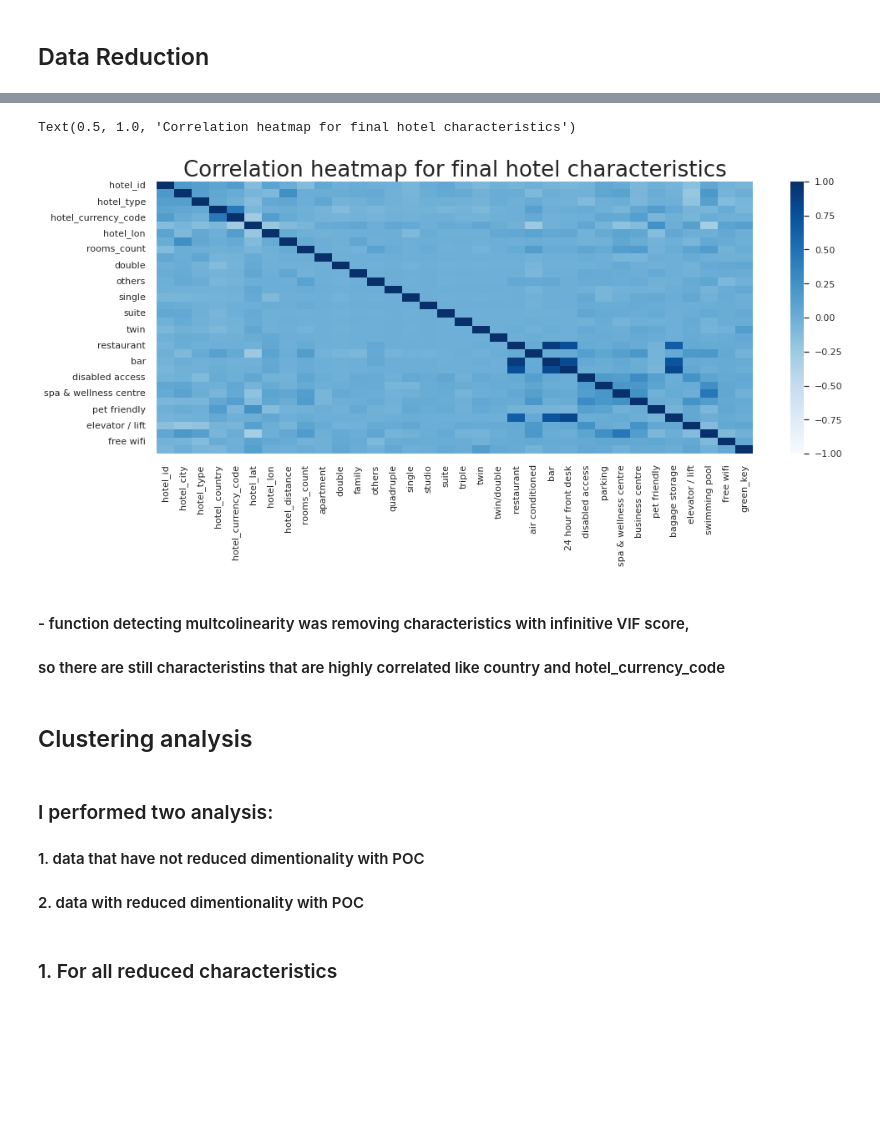
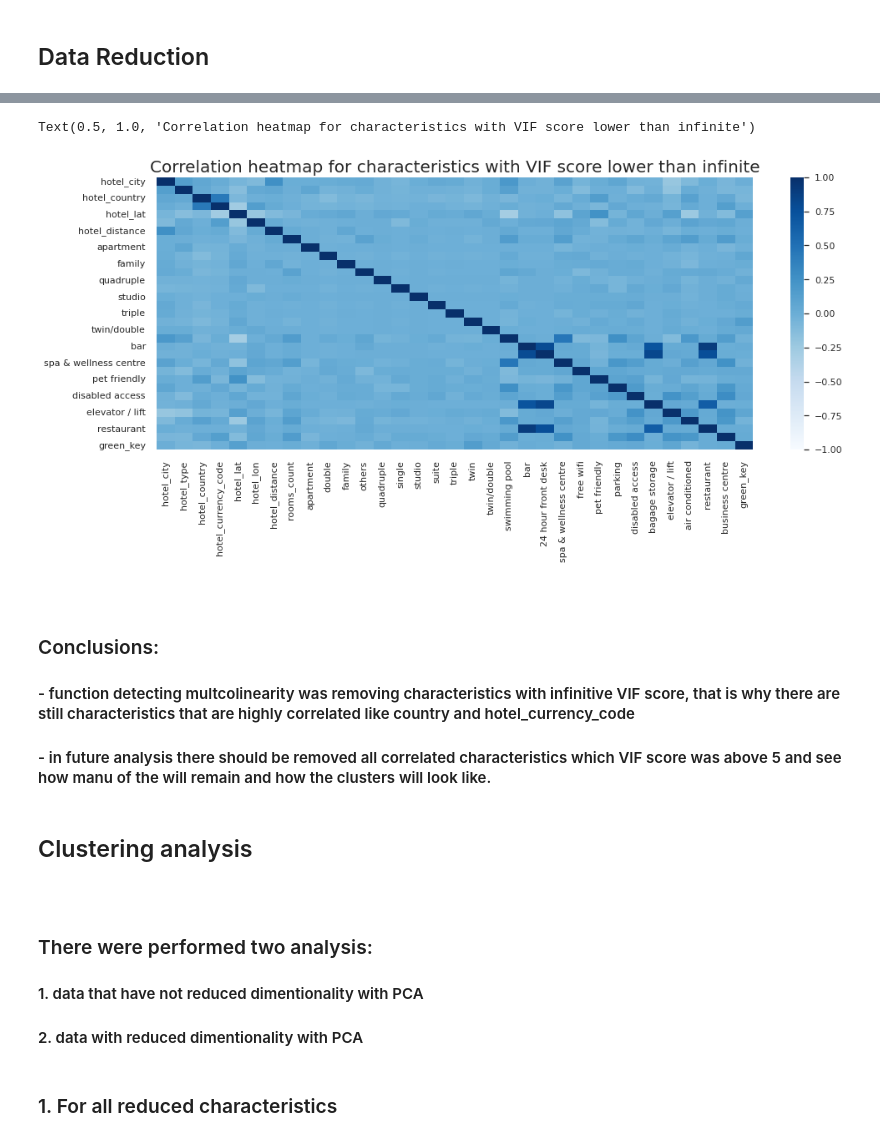
Before and after one commit to Bidroombv/eda, a Jupyter notebook: ugo_collector/ClusterAnalysis/KMeansClusteringAnalysisForBidroomData.ipynb, the cells around one changed output, grey strips where cells are left out. Drawn from its saved outputs; the diff is of its cells as text; code cells hidden in the pictures; blank space fills up the shorter version.

```diff
--- a/ugo_collector/ClusterAnalysis/KMeansClusteringAnalysisForBidroomData.ipynb
+++ b/ugo_collector/ClusterAnalysis/KMeansClusteringAnalysisForBidroomData.ipynb
@@ -388,27 +385,30 @@ Data columns (total 34 columns):
  33  green_key              2000 non-null   int64
 dtypes: float64(14), int64(20)
 memory usage: 546.9 KB
+# %%
+filesWorkingAnalysis = filesWorkingReduced.drop(columns=["hotel_id"])
 # %%
 #### ploting correlation heatmap for final hotel characteristics
 # %%
 plt.figure(figsize=(16, 6))
-heatmap = sns.heatmap(filesWorkingReduced.corr(),vmin=-1, vmax=1, cmap = "Blues")
+heatmap = sns.heatmap(filesWorkingAnalysis.corr(),vmin=-1, vmax=1, cmap = "Blues")
 plt.xticks(rotation=90)
-plt.rcParams.update({'font.size': 22})
+plt.rcParams.update({'font.size': 20})
 plt.savefig("heatmap.png", dpi = 300)
-plt.title("Correlation heatmap for final hotel characteristics", fontsize=26)
+plt.title("Correlation heatmap for characteristics with VIF score lower than infinite", fontsize=20)
 # %% [output]
-Text(0.5, 1.0, 'Correlation heatmap for final hotel characteristics')
+Text(0.5, 1.0, 'Correlation heatmap for characteristics with VIF score lower than infinite')
-[figure, old version]
+[figure, new version]
 # %% [markdown]
-#### - function detecting multcolinearity was removing characteristics with infinitive VIF score,
-#### so there are still characteristins that are highly correlated like country and hotel_currency_code
+### <br> Conclusions:
+#### - function detecting multcolinearity was removing characteristics with infinitive VIF score, that is why there are still characteristics that are highly correlated like country and hotel_currency_code
+#### - in future analysis there should be removed all correlated characteristics which VIF score was above 5 and see how manu of the will remain and how the clusters will look like. <br>
 # %% [markdown]
 ## Clustering analysis
 # %% [markdown]
-### I performed two analysis:
-#### 1. data that have not reduced dimentionality with POC
-#### 2. data with reduced dimentionality with POC
+### <br>There were performed two analysis:
+#### 1. data that have not reduced dimentionality with PCA
+#### 2. data with reduced dimentionality with PCA <br>
 # %% [markdown]
 ### 1. For all reduced characteristics
 # %% [markdown]
```
Also changed, not shown: parts of 42 cells of this notebook.
